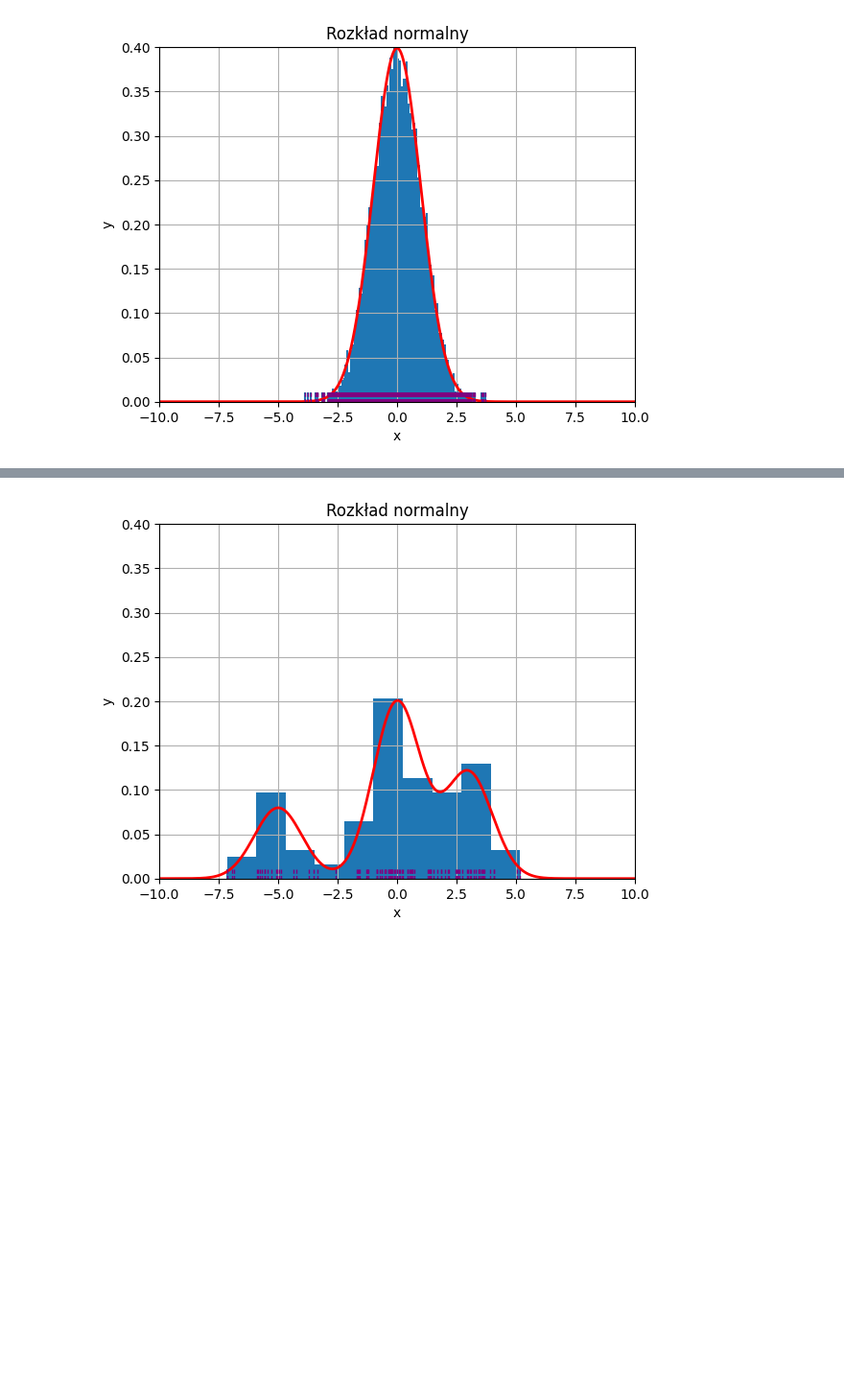
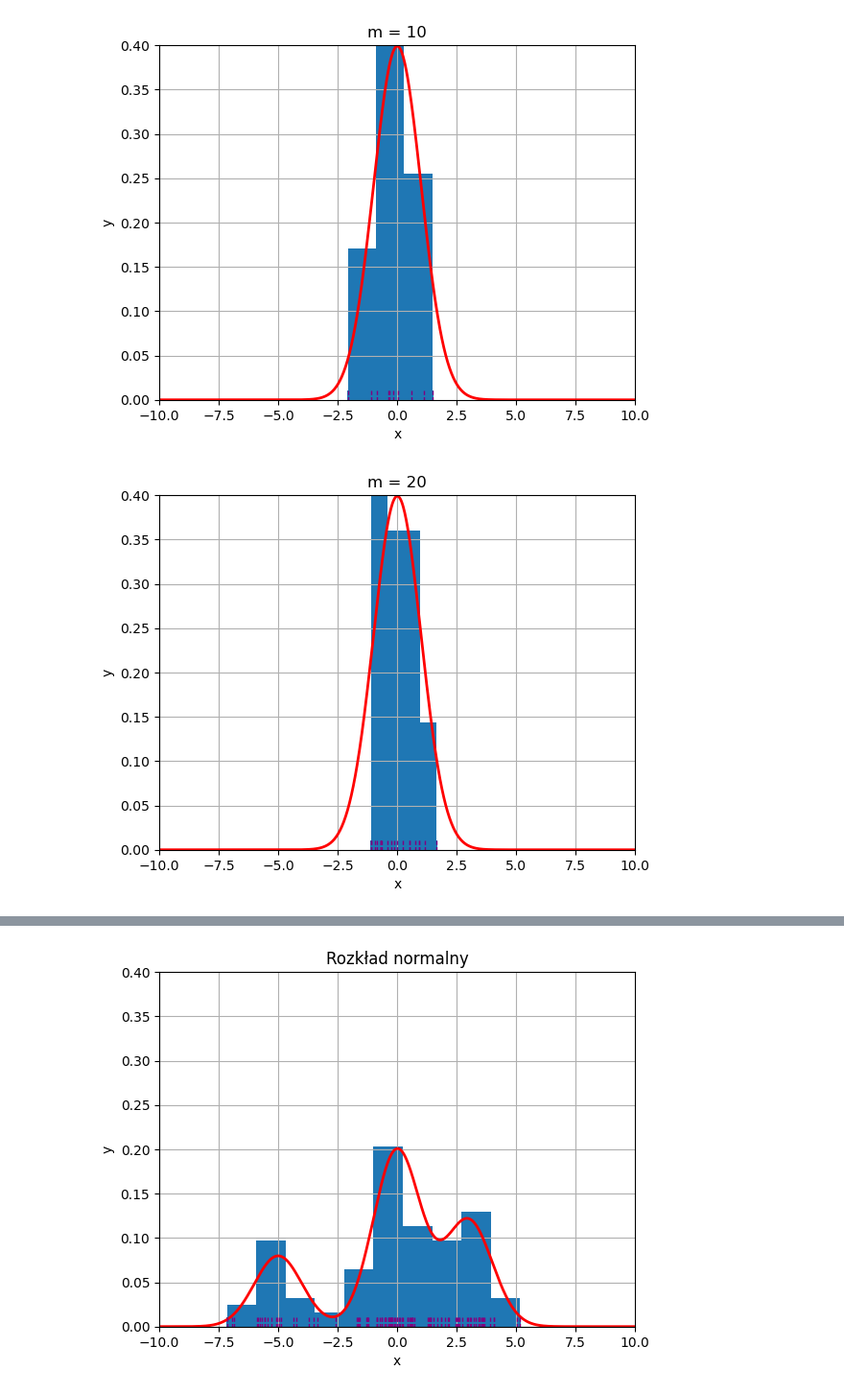
Before and after one commit to MrLipa/Study_2Y-2S_Data-Exploration, a Jupyter notebook: lab01/lab01.ipynb, the cells around one changed output, grey strips where cells are left out. Shown at 96% size. Cells and saved outputs as stored; diff of their text form; code cells hidden in the pictures; blank space fills up the shorter version.

Commit message:
modified code to generate charts for ex2 in the report

```diff
--- a/lab01/lab01.ipynb
+++ b/lab01/lab01.ipynb
@@ -6,27 +6,27 @@ np.random.seed(2137)
 # %%
 mu = 0
 sigma = 1
-m = 10000
+m = [10, 20, 50, 100, 200, 500, 1000, 10000]
+for m in m:
+    x = None
+    y = None
+    x = np.sort(np.random.normal(mu, sigma, m))
+    y = np.zeros(m)
+    k = int(np.sqrt(m))
 
-x = None
-y = None
-x = np.sort(np.random.normal(mu, sigma, m))
-y = np.zeros(m)
-k = int(np.sqrt(m))
+    plt.scatter(x, y, s=200, marker="|")
+    plt.hist(x, k, density=True)
+    temp=np.linspace(-10.0, 10.0, num=1000)
+    plt.plot(temp, 1/(sigma * np.sqrt(2 * np.pi)) *np.exp( - (temp - mu)**2 / (2 * sigma**2) ), linewidth=2, color='r')
+    plt.vlines(x=x, ymin=-0.01, ymax=0.01, colors='purple', ls='--', lw=1, label='vline_multiple - full height')
+    plt.title("m = " + str(m))
+    plt.xlabel("x")
+    plt.ylabel("y")
+    plt.xlim([-10, 10])
+    plt.ylim([0, 0.4])
+    plt.grid()
 
-
-plt.scatter(x, y, s=200, marker="|")
-plt.hist(x, k, density=True)
-temp=np.linspace(-10.0, 10.0, num=1000)
-plt.plot(temp, 1/(sigma * np.sqrt(2 * np.pi)) *np.exp( - (temp - mu)**2 / (2 * sigma**2) ), linewidth=2, color='r')
-plt.vlines(x=x, ymin=-0.01, ymax=0.01, colors='purple', ls='--', lw=1, label='vline_multiple - full height')
-plt.title("Rozkład normalny")
-plt.xlabel("x")
-plt.ylabel("y")
-plt.xlim([-10, 10])
-plt.ylim([0, 0.4])
-plt.grid()
-
-plt.show()
+    plt.show()
 # %% [output]
-[figure, old version]
+[figure, new version]
+[figure, added]
```
Also changed, not shown: parts of 2 cells of this notebook.
